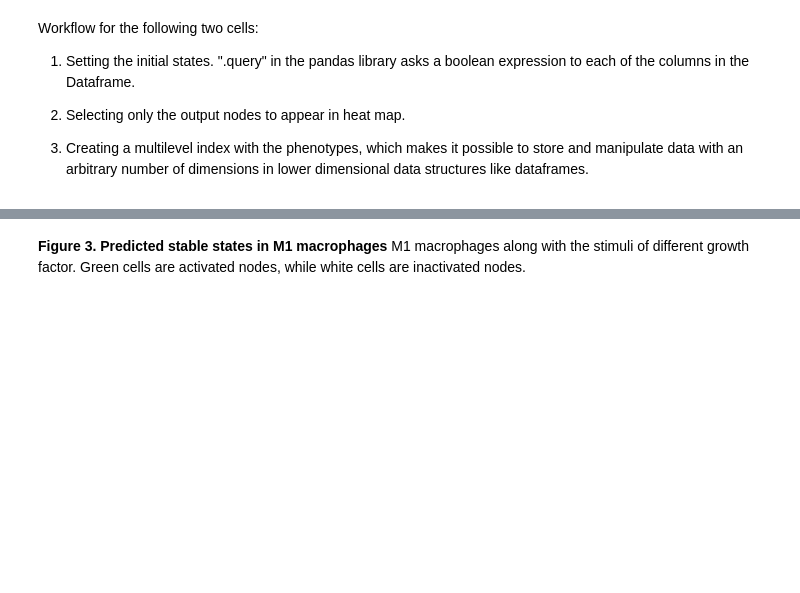
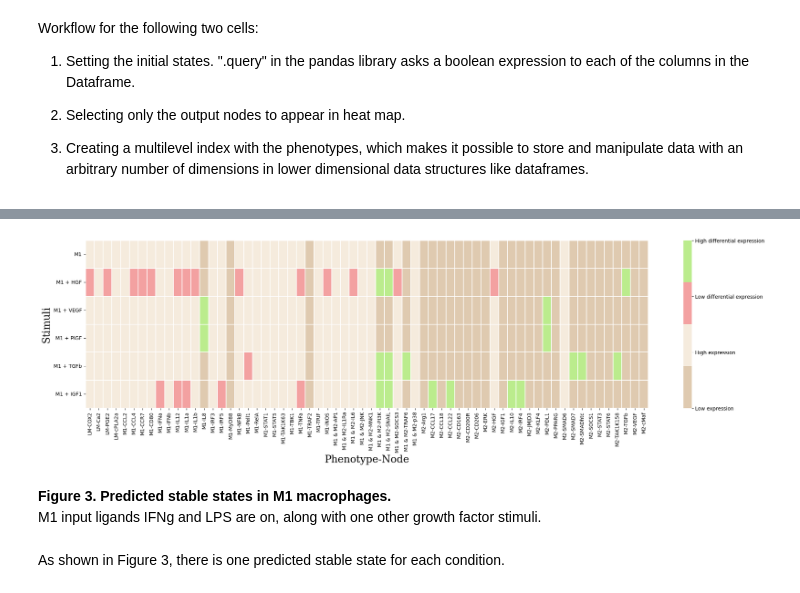
Before and after one commit to Karinaovedal/Master-thesis, a Jupyter notebook: GF_effects.ipynb, the cells around one changed output, grey strips where cells are left out. Drawn from its saved outputs; the diff is of its cells as text; code cells hidden in the pictures; blank space fills up the shorter version.

```diff
--- a/GF_effects.ipynb
+++ b/GF_effects.ipynb
@@ -265,40 +369,55 @@ M1_PlGF.columns = pd.MultiIndex.from_arrays(phen_arrays, names= ['Phenotype', 'N
 M1_TGFb = fix_df.query(inpM1_TGFb)
 M1_TGFb = M1_TGFb[markers]
 M1_TGFb.columns = pd.MultiIndex.from_arrays(phen_arrays, names= ['Phenotype', 'Node'])
 
 M1_IGF1 = fix_df.query(inpM1_IGF1)
 M1_IGF1 = M1_IGF1[markers]
 M1_IGF1.columns = pd.MultiIndex.from_arrays(phen_arrays, names= ['Phenotype', 'Node'])
 
 frames = [M1_ON, M1_HGF, M1_VEGF, M1_PlGF, M1_TGFb, M1_IGF1]
 
 # Concatenating all the filtered dataframes into one large dataframe
 results = pd.concat(frames, keys=["M1", "M1 + HGF", "M1 + VEGF", "M1 + PlGF", "M1 + TGFb", "M1 + IGF1"])
 
 # Resetting the index to move the stimuli names to columns
 results.reset_index(inplace=True)
 
 # Lexsorting the MultiIndex
 results = results.sort_index(axis=1)
 
-print("Figure 3. Predicted stable states when M1 input ligands IFNg and LPS are on, along with one other growth factor stimuli.")
 fig, ax = plt.subplots(figsize=(25, 6))
 
 # Filter the DataFrame to keep only the columns representing the data for the heatmap
-data_for_heatmap = results.drop(['level_0', 'level_1'], axis=1)
+M1data = results.drop(['level_0', 'level_1'], axis=1)
 
-M1map = sns.heatmap(data_for_heatmap, cmap = sns.light_palette("seagreen", as_cmap=True), square = False, linewidth=0.1,
-                    cbar_kws={"shrink": .1})
+# Coloring nodes where M1 matches the equivalent node in another row.
+M1data = format_diff_expression(M1data)
+
+
+M1map = sns.heatmap(M1data, cmap = cmap, square = False,
+                    linewidth=0.1, cbar_kws={"shrink": 1})
+
+# Manually specifying discrete legend labelling
+colorbar = ax.collections[0].colorbar
+colorbar.set_ticks([0, 1, 2, 3])
+colorbar.set_ticklabels(['Low expression', 'High expression', 'Low differential expression',
+                         'High differential expression'])
+
 
 # Setting y-axis labels using the 'level_0' column which contains the stimuli names
 M1map.set_yticklabels(results['level_0'].values, rotation=0)
 
 M1map.set_ylabel("Stimuli", fontsize=20, font="Serif" )
 M1map.set_xlabel("Phenotype-Node", fontsize=20, font="Serif")
+
 plt.show()
+# %% [output]
+[figure, added]
-# %% [markdown]
-**Figure 3. Predicted stable states in M1 macrophages**
-M1 macrophages along with the stimuli of different growth factor. Green cells are activated nodes, while white cells are inactivated nodes.
+# %% [markdown]
+**Figure 3. Predicted stable states in M1 macrophages.**
+<br>M1 input ligands IFNg and LPS are on, along with one other growth factor stimuli.
+# %% [markdown]
+As shown in Figure 3, there is one predicted stable state for each condition.
 # %%
 # ANALYSIS
 # Creating a dictionary
```
Also changed, not shown: parts of 23 cells of this notebook.
